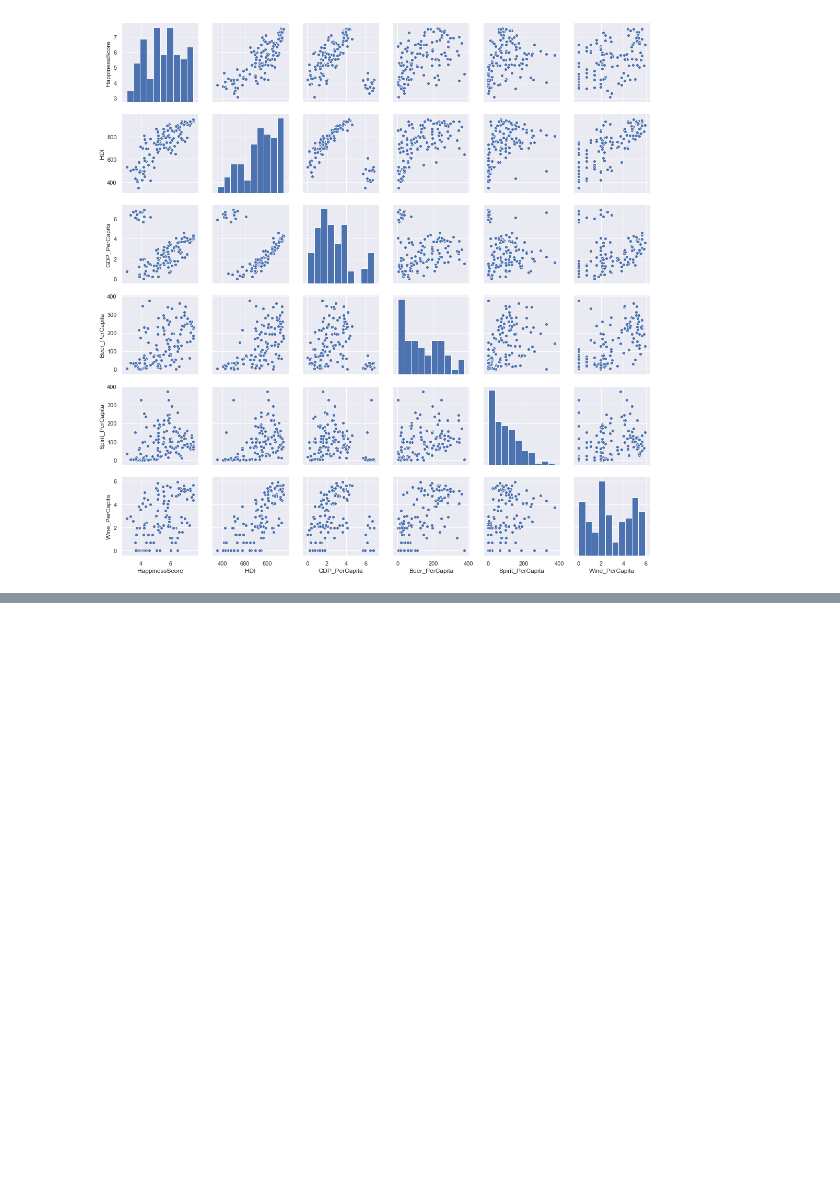
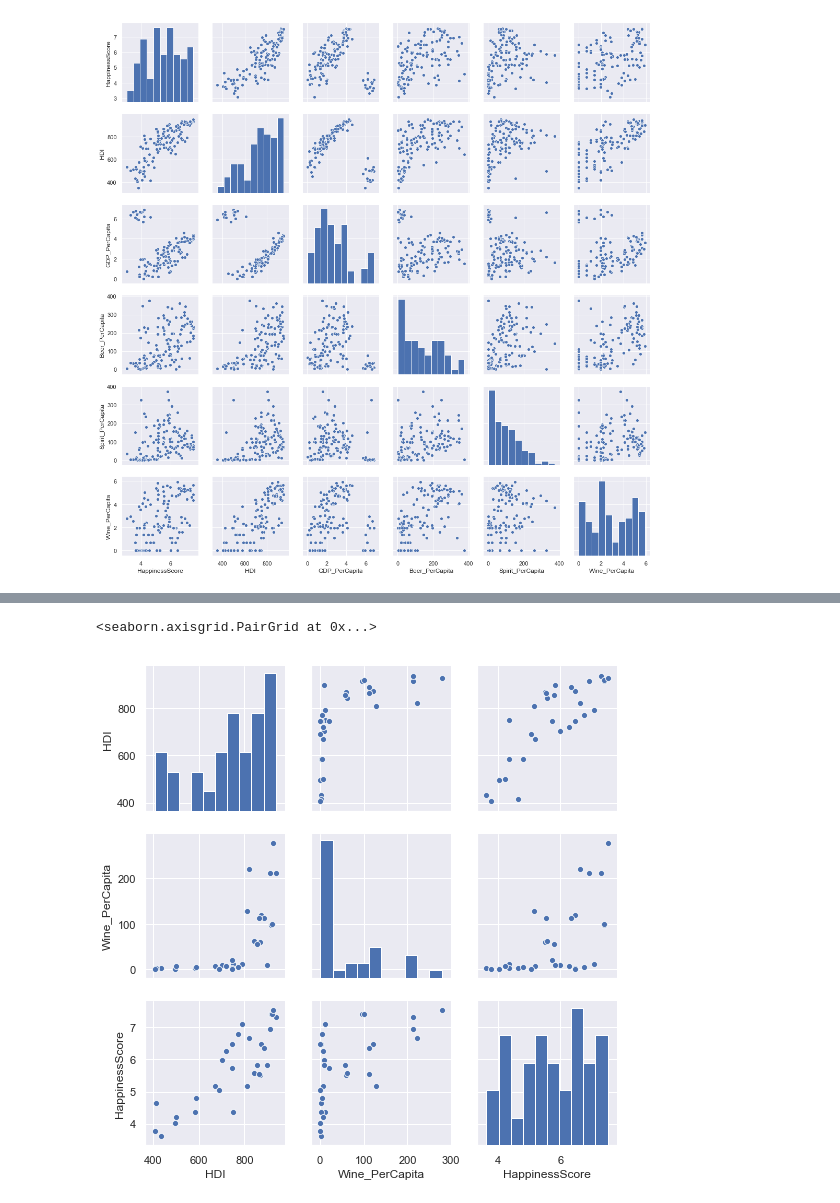
Before and after one commit to t2o2/data_fellowship, a Jupyter notebook: sprint2/Regression.ipynb, the cells around one changed output, grey strips where cells are left out. Drawn from its saved outputs; the diff is of its cells as text; code cells hidden in the pictures; blank space fills up the shorter version.

```diff
--- a/sprint2/Regression.ipynb
+++ b/sprint2/Regression.ipynb
@@ -208,0 +174,3 @@ strong multicollinearity or other numerical problems.
+# %%
+train_df = pd.concat([X_train, y_train], axis=1)
+test_df = pd.concat([X_test, y_test], axis=1)
@@ -208,0 +182,5 @@ strong multicollinearity or other numerical problems.
+# %%
+sns.pairplot(test_df)
+# %% [output]
+<seaborn.axisgrid.PairGrid at 0x...>
+[figure, added]
```
Also changed, not shown: parts of 11 cells of this notebook.
